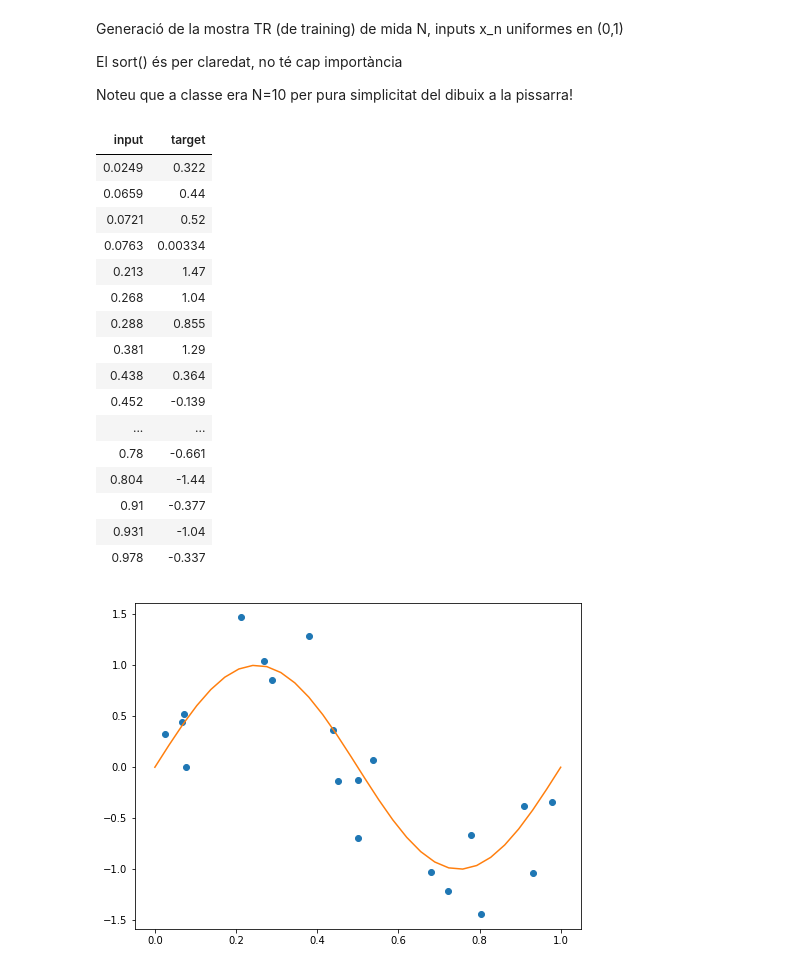
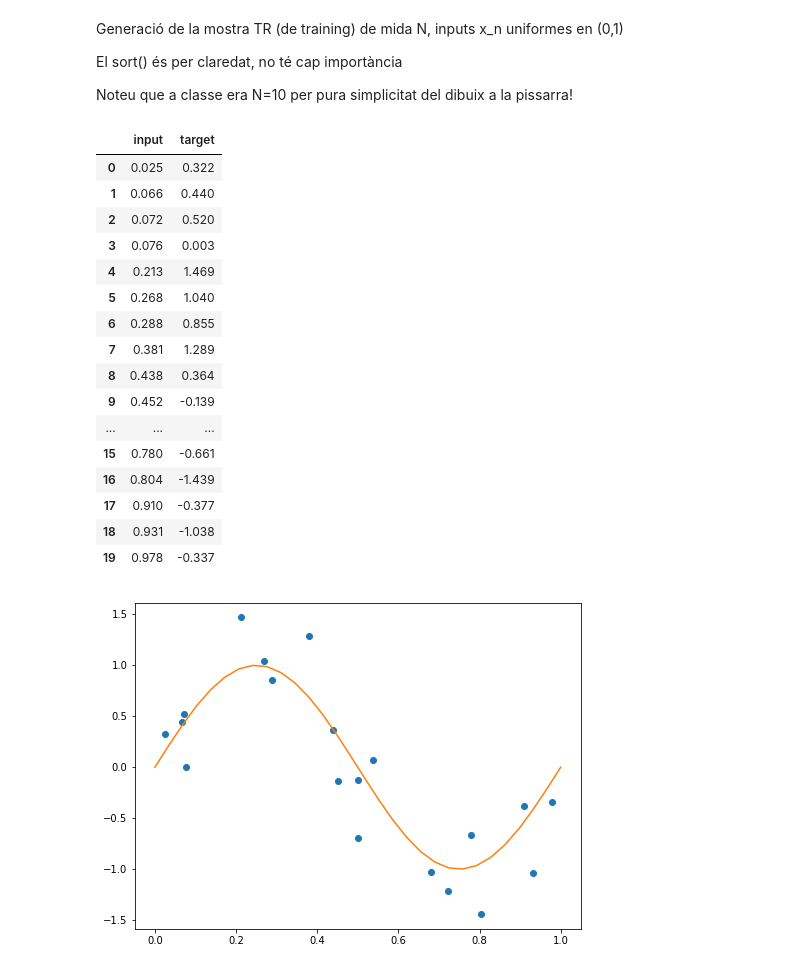
Before and after one commit to jordibosch20/APA-Notebooks, a Jupyter notebook: APA Python/APA-L1-python.ipynb, the cells around one changed output. Cells and saved outputs as stored; diff of their text form; code cells hidden in the pictures.

```diff
--- a/APA Python/APA-L1-python.ipynb
+++ b/APA Python/APA-L1-python.ipynb
@@ -40,28 +40,28 @@ Noteu que a classe era N=10 per pura simplicitat del dibuix a la pissarra!
 # %%
 x = np.sort(uniform( a,b,N))
 t = np.sin(2*np.pi*x) + normal(loc=0,
                                scale=np.sqrt(sigma_quadrat),
                                size=N)
 sample = pd.DataFrame({'input':x,'target':t})
-sample.style.hide_index()
+sample
 # %% [output]
-| input | target |
-| 0.0249 | 0.322 |
-| 0.0659 | 0.44 |
-| 0.0721 | 0.52 |
-| 0.0763 | 0.00334 |
-| 0.213 | 1.47 |
-| 0.268 | 1.04 |
-| 0.288 | 0.855 |
-| 0.381 | 1.29 |
-| 0.438 | 0.364 |
-| 0.452 | -0.139 |
-| ... | ... |
-| 0.78 | -0.661 |
-| 0.804 | -1.44 |
-| 0.91 | -0.377 |
-| 0.931 | -1.04 |
-| 0.978 | -0.337 |
+|  | input | target |
+| 0 | 0.025 | 0.322 |
+| 1 | 0.066 | 0.440 |
+| 2 | 0.072 | 0.520 |
+| 3 | 0.076 | 0.003 |
+| 4 | 0.213 | 1.469 |
+| 5 | 0.268 | 1.040 |
+| 6 | 0.288 | 0.855 |
+| 7 | 0.381 | 1.289 |
+| 8 | 0.438 | 0.364 |
+| 9 | 0.452 | -0.139 |
+| ... | ... | ... |
+| 15 | 0.780 | -0.661 |
+| 16 | 0.804 | -1.439 |
+| 17 | 0.910 | -0.377 |
+| 18 | 0.931 | -1.038 |
+| 19 | 0.978 | -0.337 |
 # %%
 fig, ax = plt.subplots(figsize=(8,6))
 ax.plot(sample.input, sample.target, 'o')
```
Also changed, not shown: parts of 2 cells of this notebook, 3 other files.
